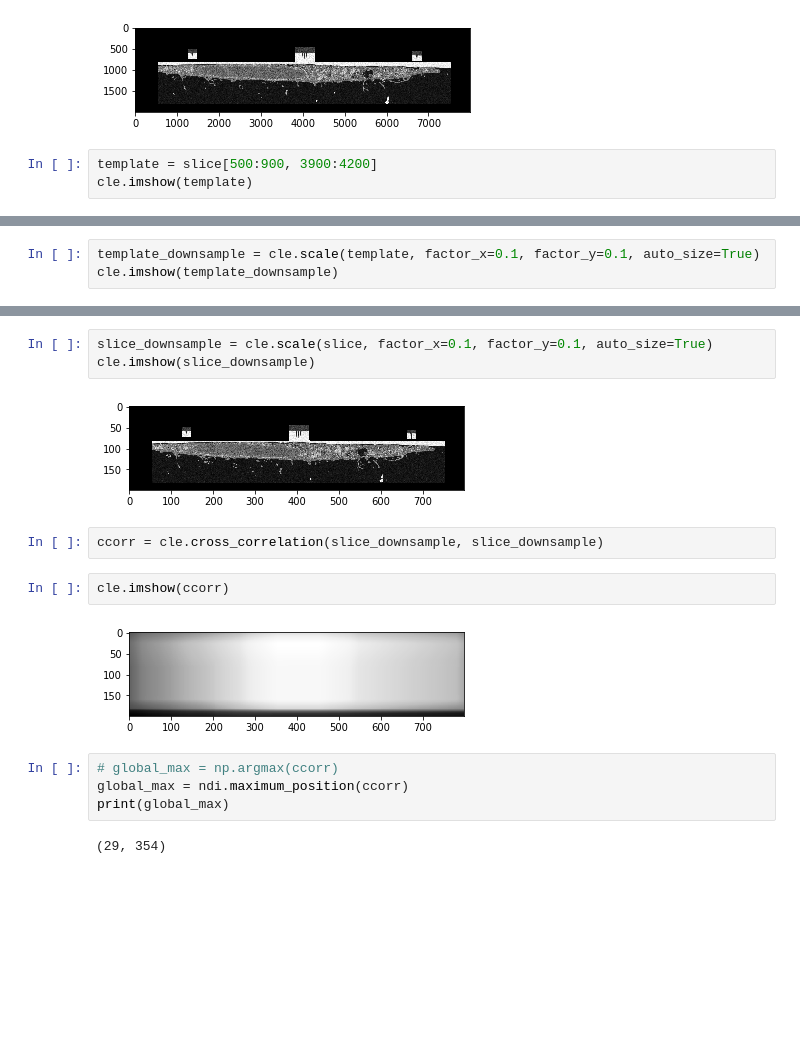
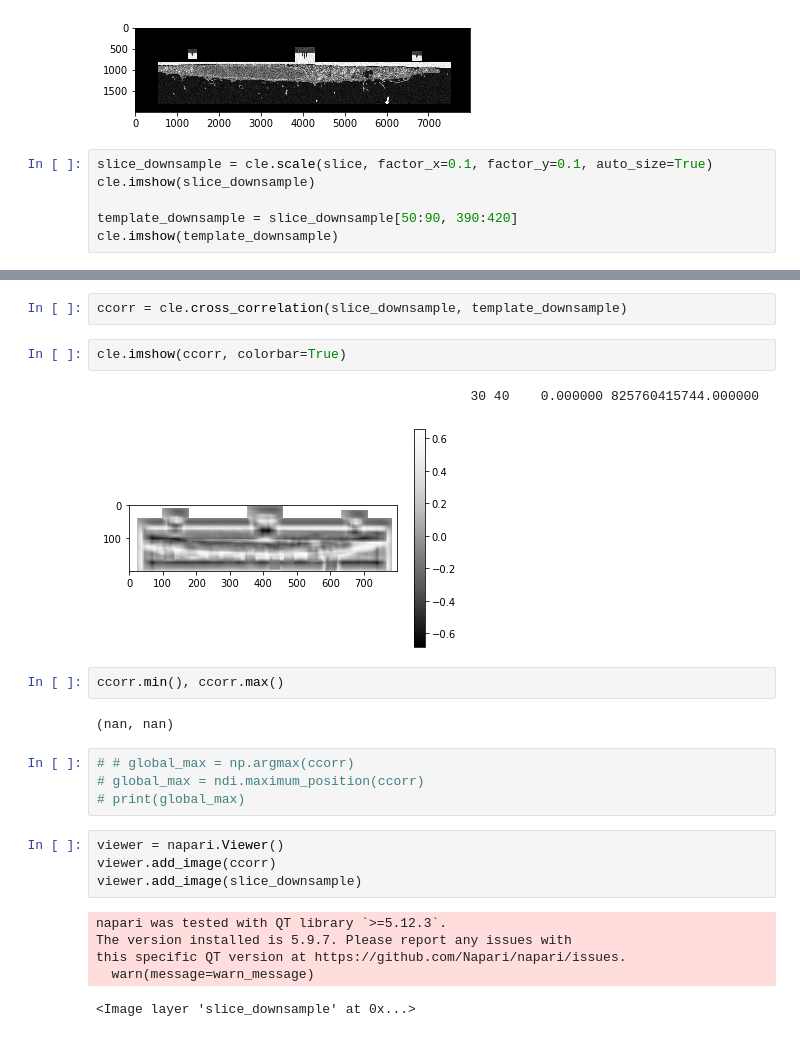
Before and after one commit to clEsperanto/pyclesperanto_prototype, a Jupyter notebook: demo/filter/template_matching.ipynb, the cells around one changed output, grey strips where cells are left out. Saved outputs shown, nothing was run; the diff lists cells and outputs as text; blank space fills up the shorter version.

Commit message:
Cross correlation values between -1 and 1

```diff
--- a/demo/filter/template_matching.ipynb
+++ b/demo/filter/template_matching.ipynb
@@ -16,6 +17,9 @@ cle.imshow(slice)
 # %% [output]
 [figure]
 # %%
-template = slice[500:900, 3900:4200]
-cle.imshow(template)
+slice_downsample = cle.scale(slice, factor_x=0.1, factor_y=0.1, auto_size=True)
+cle.imshow(slice_downsample)
+
+template_downsample = slice_downsample[50:90, 390:420]
+cle.imshow(template_downsample)
 # %% [output]
@@ -23,3 +27,0 @@ cle.imshow(template)
-# %%
-template_downsample = cle.scale(template, factor_x=0.1, factor_y=0.1, auto_size=True)
-cle.imshow(template_downsample)
@@ -28,17 +28,25 @@ cle.imshow(template_downsample)
-# %%
-slice_downsample = cle.scale(slice, factor_x=0.1, factor_y=0.1, auto_size=True)
-cle.imshow(slice_downsample)
-# %% [output]
-[figure, removed]
 # %%
-ccorr = cle.cross_correlation(slice_downsample, slice_downsample)
+ccorr = cle.cross_correlation(slice_downsample, template_downsample)
 # %%
-cle.imshow(ccorr)
+cle.imshow(ccorr, colorbar=True)
 # %% [output]
+                                                30 40    0.000000 825760415744.000000
-[figure, old version]
+[figure, new version]
+# %%
+ccorr.min(), ccorr.max()
+# %% [output]
+(nan, nan)
 # %%
-# global_max = np.argmax(ccorr)
-global_max = ndi.maximum_position(ccorr)
-print(global_max)
+# # global_max = np.argmax(ccorr)
+# global_max = ndi.maximum_position(ccorr)
+# print(global_max)
-# %% [output]
-(29, 354)
+# %%
+viewer = napari.Viewer()
+viewer.add_image(ccorr)
+viewer.add_image(slice_downsample)
+# %% [output]
+napari was tested with QT library `>=5.12.3`.
+The version installed is 5.9.7. Please report any issues with
+this specific QT version at https://github.com/Napari/napari/issues.
+  warn(message=warn_message)
+<Image layer 'slice_downsample' at 0x...>
```
Also changed, not shown: parts of 3 cells of this notebook, 2 other files.
